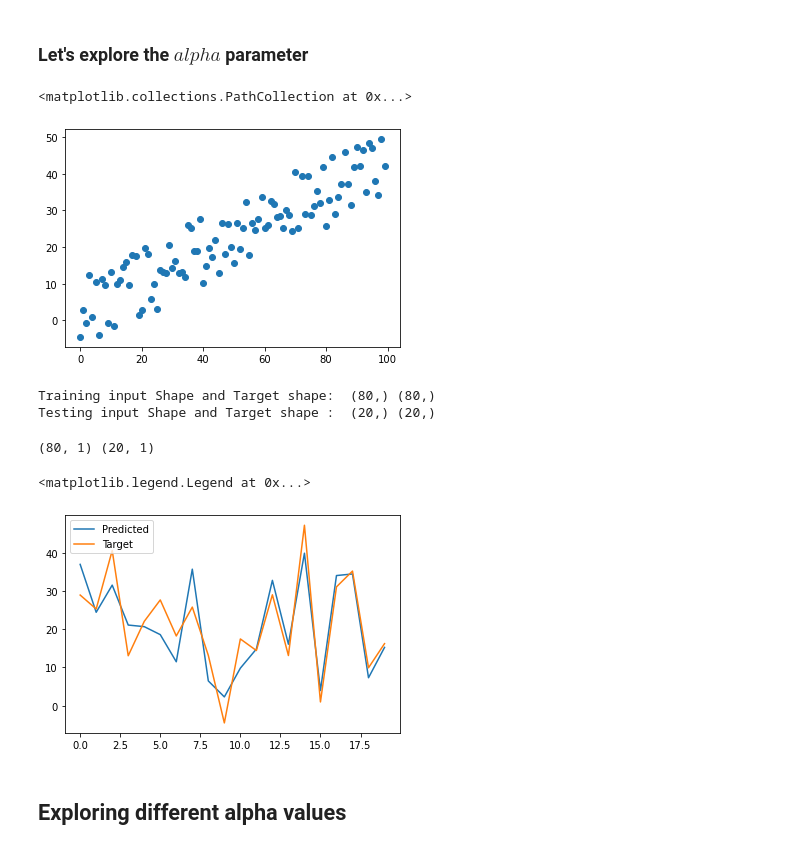
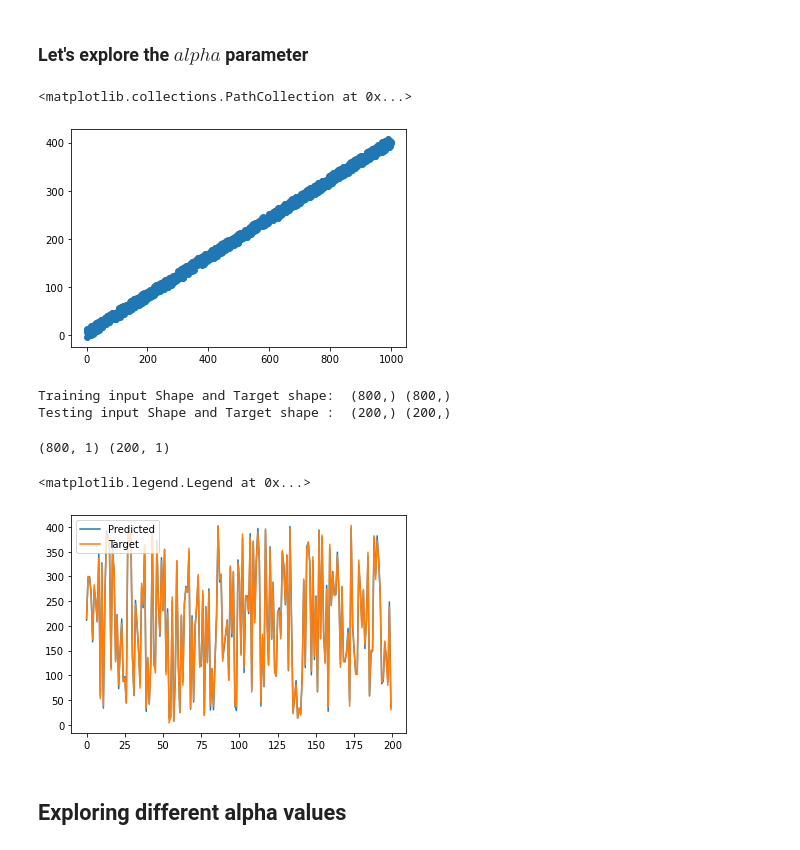
Before and after one commit to mukul74/DailyPractise, a Jupyter notebook: ML/LinearModels/RidgeRegrssion.ipynb, the cells around one changed output. Drawn from its saved outputs; the diff is of its cells as text; code cells hidden in the pictures.

```diff
--- a/ML/LinearModels/RidgeRegrssion.ipynb
+++ b/ML/LinearModels/RidgeRegrssion.ipynb
@@ -16,36 +16,36 @@ import seaborn as sb
 from sklearn import datasets, linear_model
 from sklearn.model_selection import train_test_split
 from sklearn.metrics import mean_squared_error, r2_score
-X = np.arange(100)
-delta = np.random.uniform(-10,10, size=(100,))
+X = np.arange(1000)
+delta = np.random.uniform(-10,10, size=(1000,))
 y = .4 * X +3 + delta
 plt.scatter(X,y)
 # %% [output]
 <matplotlib.collections.PathCollection at 0x...>
-[figure, old version]
+[figure, new version]
 # %%
 X_train, X_test, y_train, y_test = train_test_split(X, y, test_size=0.2, random_state=42)
 print("Training input Shape and Target shape: ", X_train.shape, y_train.shape)
 print("Testing input Shape and Target shape : ", X_test.shape,y_test.shape)
 # %% [output]
-Training input Shape and Target shape:  (80,) (80,)
-Testing input Shape and Target shape :  (20,) (20,)
+Training input Shape and Target shape:  (800,) (800,)
+Testing input Shape and Target shape :  (200,) (200,)
 # %%
 X_train = np.expand_dims(X_train, 1)
 X_test = np.expand_dims(X_test, 1)
 print(X_train.shape, X_test.shape)
 # %% [output]
-(80, 1) (20, 1)
+(800, 1) (200, 1)
 # %%
-ord_base = linear_model.Ridge(alpha=0)
+ord_base = linear_model.Ridge(alpha=5)
 ord_base.fit(X_train,y_train)
 y_pred = ord_base.predict(X_test)
 plt.plot(y_pred)
 plt.plot(y_test)
 plt.legend(['Predicted', 'Target'], loc='upper left')
 # %% [output]
 <matplotlib.legend.Legend at 0x...>
-[figure, old version]
+[figure, new version]
 # %% [markdown]
 ## Exploring different alpha values
 # %%
```
Also changed, not shown: parts of 1 cell of this notebook, 3 other files.
